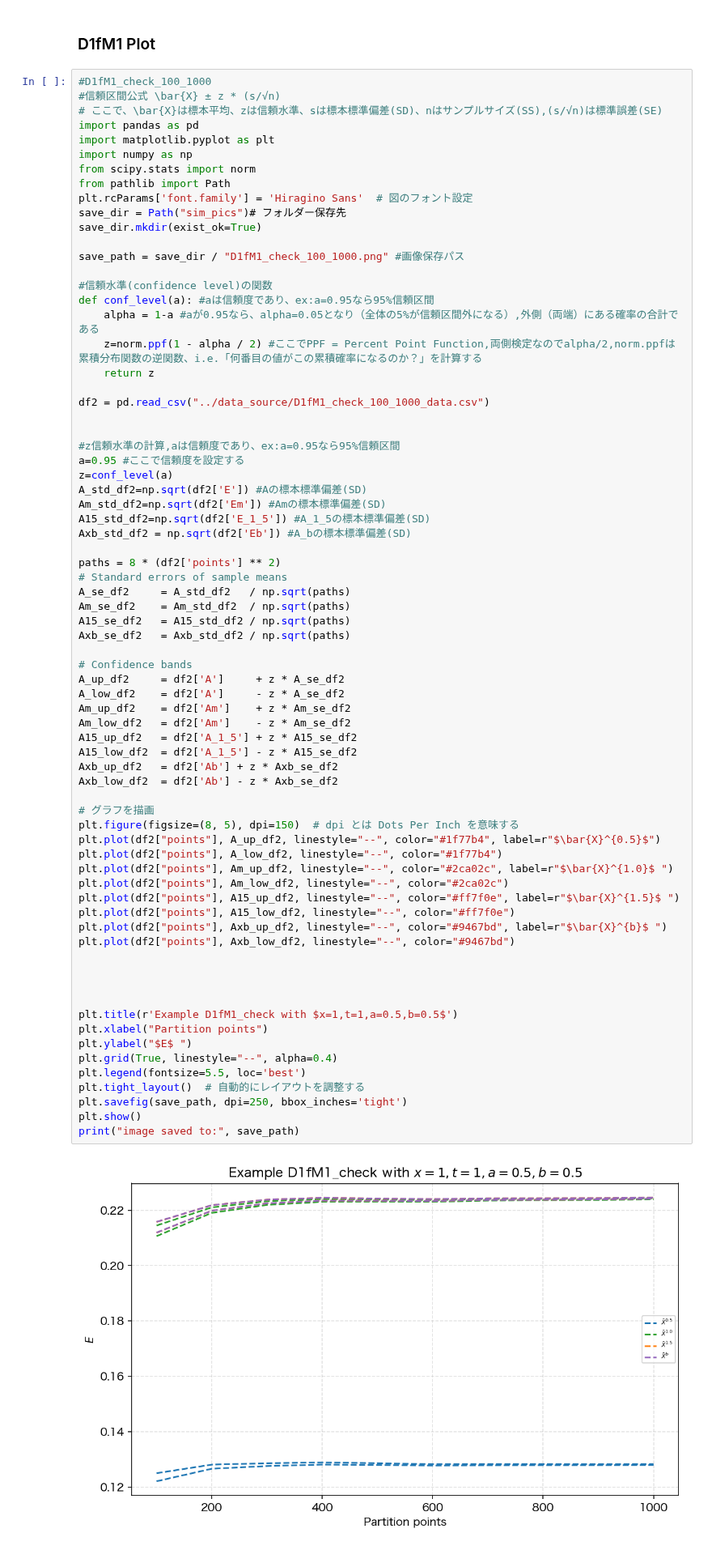
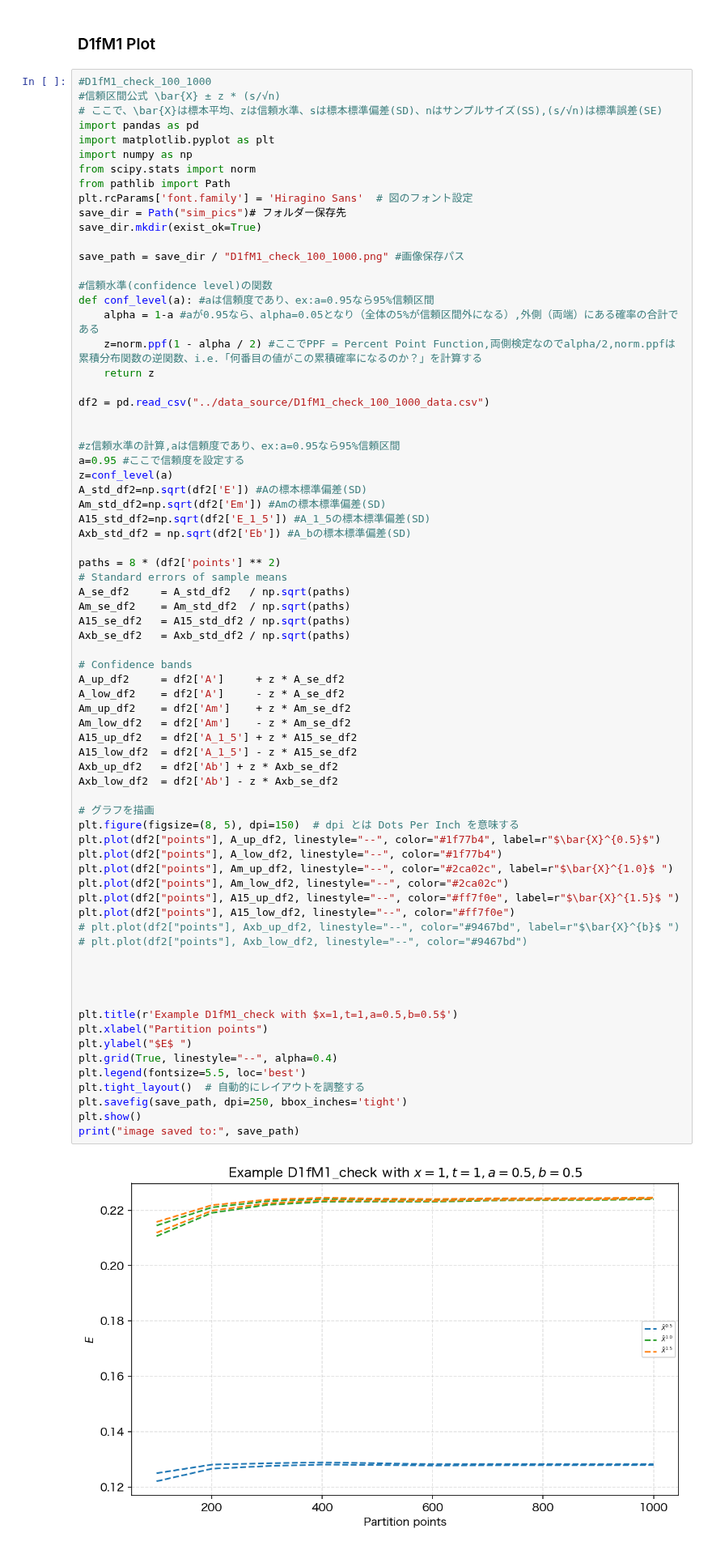
Before and after one commit to Andriyichenko/simulation, a Jupyter notebook: D1f/D1f_plot.ipynb, the cells around one changed output. Shown at 81% size. Saved outputs shown, nothing was run; the diff lists cells and outputs as text.

```diff
--- a/D1f/D1f_plot.ipynb
+++ b/D1f/D1f_plot.ipynb
@@ -86,36 +86,36 @@ A_up_df2     = df2['A']     + z * A_se_df2
 A_low_df2    = df2['A']     - z * A_se_df2
 Am_up_df2    = df2['Am']    + z * Am_se_df2
 Am_low_df2   = df2['Am']    - z * Am_se_df2
 A15_up_df2   = df2['A_1_5'] + z * A15_se_df2
 A15_low_df2  = df2['A_1_5'] - z * A15_se_df2
 Axb_up_df2   = df2['Ab'] + z * Axb_se_df2
 Axb_low_df2  = df2['Ab'] - z * Axb_se_df2
 
 # グラフを描画
 plt.figure(figsize=(8, 5), dpi=150)  # dpi とは Dots Per Inch を意味する
 plt.plot(df2["points"], A_up_df2, linestyle="--", color="#1f77b4", label=r"$\bar{X}^{0.5}$")
 plt.plot(df2["points"], A_low_df2, linestyle="--", color="#1f77b4")
 plt.plot(df2["points"], Am_up_df2, linestyle="--", color="#2ca02c", label=r"$\bar{X}^{1.0}$ ")
 plt.plot(df2["points"], Am_low_df2, linestyle="--", color="#2ca02c")
 plt.plot(df2["points"], A15_up_df2, linestyle="--", color="#ff7f0e", label=r"$\bar{X}^{1.5}$ ")
 plt.plot(df2["points"], A15_low_df2, linestyle="--", color="#ff7f0e")
-plt.plot(df2["points"], Axb_up_df2, linestyle="--", color="#9467bd", label=r"$\bar{X}^{b}$ ")
-plt.plot(df2["points"], Axb_low_df2, linestyle="--", color="#9467bd")
+# plt.plot(df2["points"], Axb_up_df2, linestyle="--", color="#9467bd", label=r"$\bar{X}^{b}$ ")
+# plt.plot(df2["points"], Axb_low_df2, linestyle="--", color="#9467bd")
 
 
 
 
 plt.title(r'Example D1fM1_check with $x=1,t=1,a=0.5,b=0.5$')
 plt.xlabel("Partition points")
 plt.ylabel("$E$ ")
 plt.grid(True, linestyle="--", alpha=0.4)
 plt.legend(fontsize=5.5, loc='best')
 plt.tight_layout()  # 自動的にレイアウトを調整する
 plt.savefig(save_path, dpi=250, bbox_inches='tight')
 plt.show()
 print("image saved to:", save_path)
 # %% [output]
-[figure, old version]
+[figure, new version]
 image saved to: sim_pics/D1fM1_check_100_1000.png
 # %%
 #D1fM1_100_1000 and D1fM1_limit_100_1000 plot with confidence intervals
```
Also changed, not shown: parts of 1 cell of this notebook, 4 other files.
